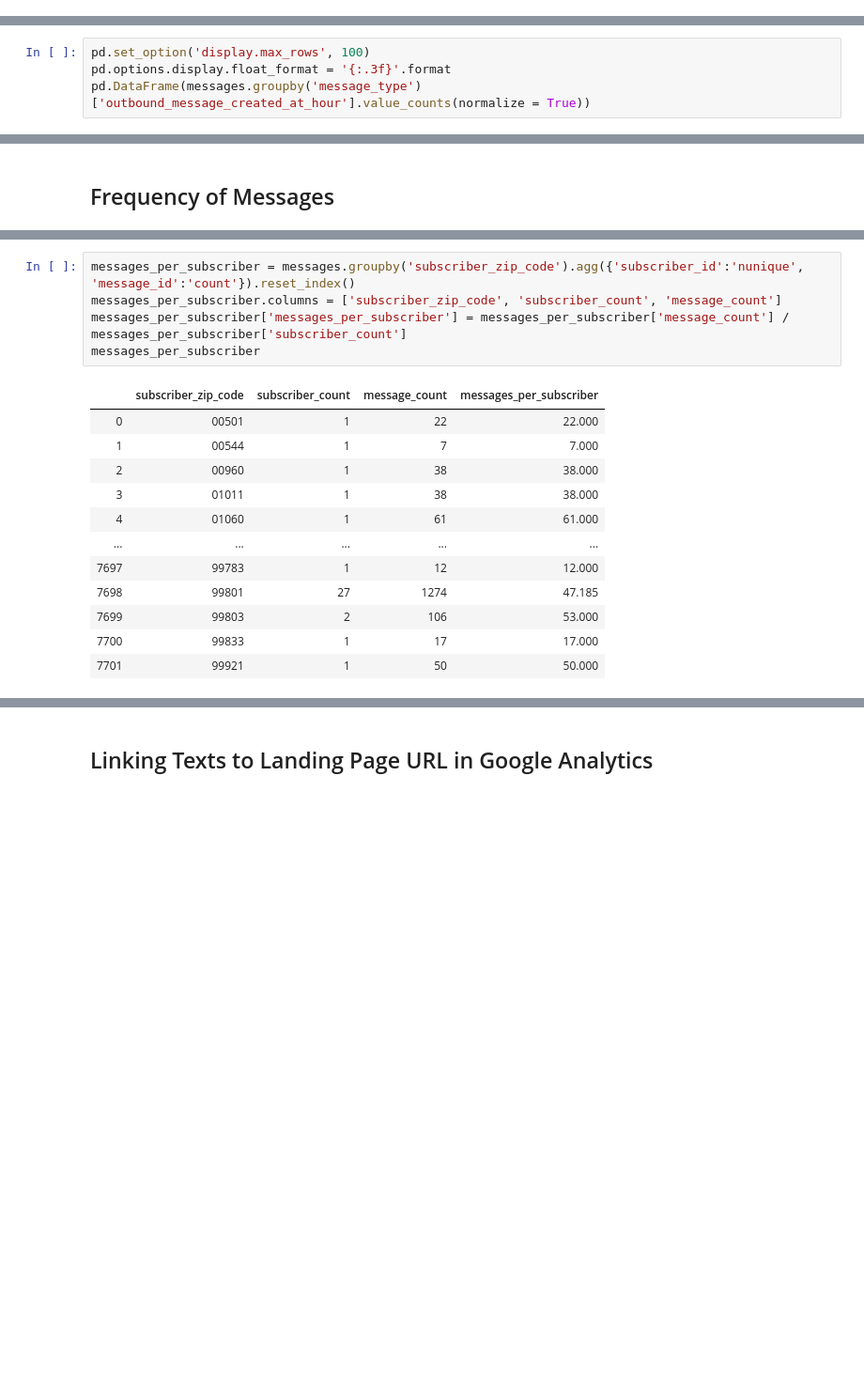
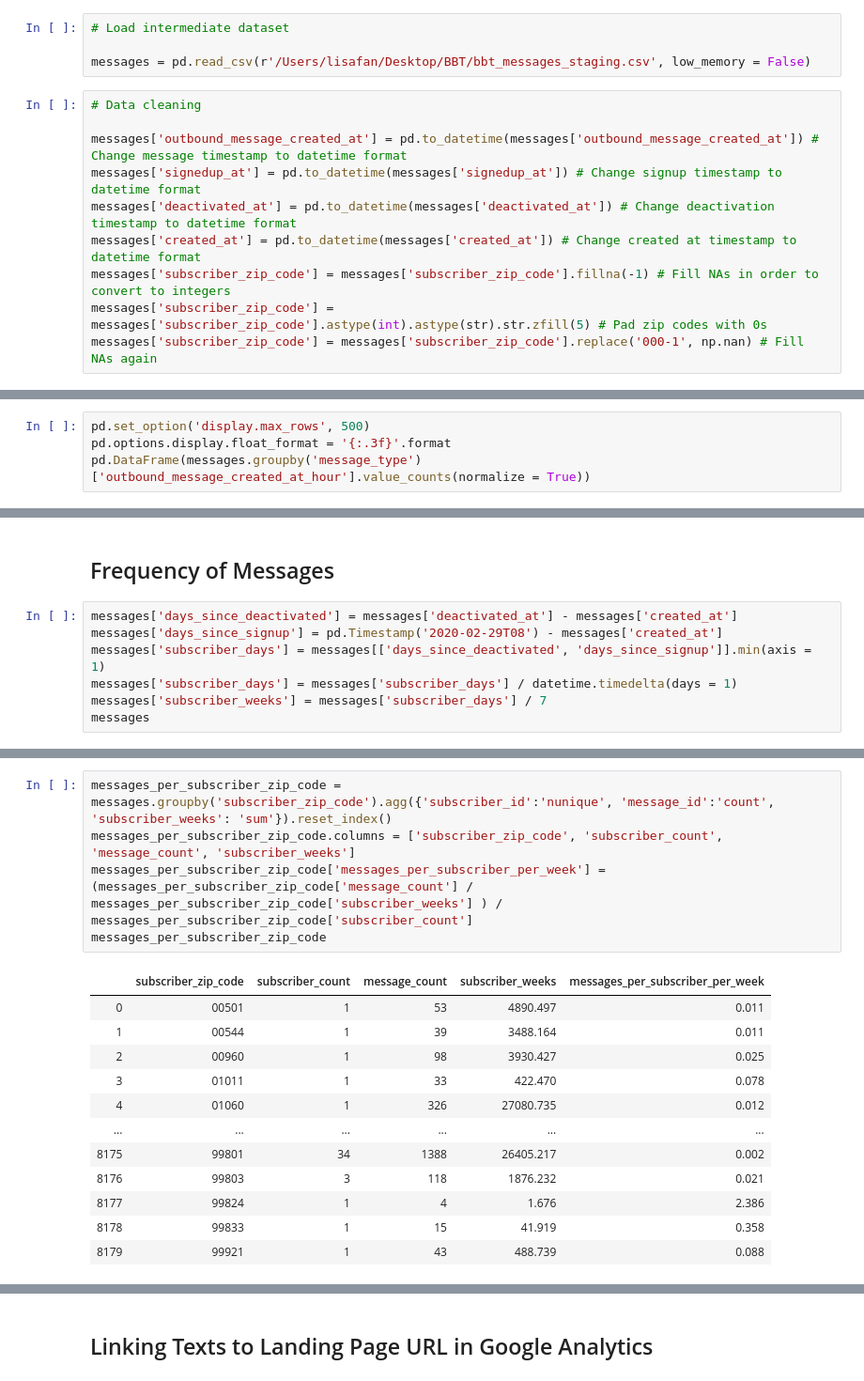
Before and after one commit to nehamakes/BBT, a Jupyter notebook: BBT Messages Analysis.ipynb, the cells around one changed output, grey strips where cells are left out. Shown at 94% size. Saved outputs shown, nothing was run; the diff lists cells and outputs as text; blank space fills up the shorter version.

```diff
--- a/BBT Messages Analysis.ipynb
+++ b/BBT Messages Analysis.ipynb
@@ -227,3 +207,17 @@ Puerto Rico (`timezone_default_offset` = -4) and Hawaii (`timezone_default_offse
+# %%
+# Load intermediate dataset
+
+messages = pd.read_csv(r'/Users/lisafan/Desktop/BBT/bbt_messages_staging.csv', low_memory = False)
+# %%
+# Data cleaning
+
+messages['outbound_message_created_at'] = pd.to_datetime(messages['outbound_message_created_at']) # Change message timestamp to datetime format
+messages['signedup_at'] = pd.to_datetime(messages['signedup_at']) # Change signup timestamp to datetime format
+messages['deactivated_at'] = pd.to_datetime(messages['deactivated_at']) # Change deactivation timestamp to datetime format
+messages['created_at'] = pd.to_datetime(messages['created_at']) # Change created at timestamp to datetime format
+messages['subscriber_zip_code'] = messages['subscriber_zip_code'].fillna(-1) # Fill NAs in order to convert to integers
+messages['subscriber_zip_code'] = messages['subscriber_zip_code'].astype(int).astype(str).str.zfill(5) # Pad zip codes with 0s
+messages['subscriber_zip_code'] = messages['subscriber_zip_code'].replace('000-1', np.nan) # Fill NAs again
 # %%
 # Adjust message time stamps for timezones
 
@@ -330,7 +375,7 @@ Name: outbound_message_created_at_hour, dtype: float64
 # %% [markdown]
 The majority of messages are sent at 11am local time.
 # %%
-pd.set_option('display.max_rows', 100)
+pd.set_option('display.max_rows', 500)
 pd.options.display.float_format = '{:.3f}'.format
 pd.DataFrame(messages.groupby('message_type')['outbound_message_created_at_hour'].value_counts(normalize = True))
 # %% [output]
@@ -361,2 +427,9 @@ pd.DataFrame(messages.groupby('message_type')['outbound_message_created_at_hour'
 # %% [markdown]
 ## Frequency of Messages
+# %%
+messages['days_since_deactivated'] = messages['deactivated_at'] - messages['created_at']
+messages['days_since_signup'] = pd.Timestamp('2020-02-29T08') - messages['created_at']
+messages['subscriber_days'] = messages[['days_since_deactivated', 'days_since_signup']].min(axis = 1)
+messages['subscriber_days'] = messages['subscriber_days'] / datetime.timedelta(days = 1)
+messages['subscriber_weeks'] = messages['subscriber_days'] / 7
+messages
@@ -363,18 +450,18 @@ pd.DataFrame(messages.groupby('message_type')['outbound_message_created_at_hour'
 # %%
-messages_per_subscriber = messages.groupby('subscriber_zip_code').agg({'subscriber_id':'nunique', 'message_id':'count'}).reset_index()
-messages_per_subscriber.columns = ['subscriber_zip_code', 'subscriber_count', 'message_count']
-messages_per_subscriber['messages_per_subscriber'] = messages_per_subscriber['message_count'] / messages_per_subscriber['subscriber_count']
-messages_per_subscriber
+messages_per_subscriber_zip_code = messages.groupby('subscriber_zip_code').agg({'subscriber_id':'nunique', 'message_id':'count', 'subscriber_weeks': 'sum'}).reset_index()
+messages_per_subscriber_zip_code.columns = ['subscriber_zip_code', 'subscriber_count', 'message_count', 'subscriber_weeks']
+messages_per_subscriber_zip_code['messages_per_subscriber_per_week'] = (messages_per_subscriber_zip_code['message_count'] / messages_per_subscriber_zip_code['subscriber_weeks'] ) / messages_per_subscriber_zip_code['subscriber_count']
+messages_per_subscriber_zip_code
 # %% [output]
-|  | subscriber_zip_code | subscriber_count | message_count | messages_per_subscriber |
-| 0 | 00501 | 1 | 22 | 22.000 |
-| 1 | 00544 | 1 | 7 | 7.000 |
-| 2 | 00960 | 1 | 38 | 38.000 |
-| 3 | 01011 | 1 | 38 | 38.000 |
-| 4 | 01060 | 1 | 61 | 61.000 |
-| ... | ... | ... | ... | ... |
-| 7697 | 99783 | 1 | 12 | 12.000 |
-| 7698 | 99801 | 27 | 1274 | 47.185 |
-| 7699 | 99803 | 2 | 106 | 53.000 |
-| 7700 | 99833 | 1 | 17 | 17.000 |
-| 7701 | 99921 | 1 | 50 | 50.000 |
+|  | subscriber_zip_code | subscriber_count | message_count | subscriber_weeks | messages_per_subscriber_per_week |
+| 0 | 00501 | 1 | 53 | 4890.497 | 0.011 |
+| 1 | 00544 | 1 | 39 | 3488.164 | 0.011 |
+| 2 | 00960 | 1 | 98 | 3930.427 | 0.025 |
+| 3 | 01011 | 1 | 33 | 422.470 | 0.078 |
+| 4 | 01060 | 1 | 326 | 27080.735 | 0.012 |
+| ... | ... | ... | ... | ... | ... |
+| 8175 | 99801 | 34 | 1388 | 26405.217 | 0.002 |
+| 8176 | 99803 | 3 | 118 | 1876.232 | 0.021 |
+| 8177 | 99824 | 1 | 4 | 1.676 | 2.386 |
+| 8178 | 99833 | 1 | 15 | 41.919 | 0.358 |
+| 8179 | 99921 | 1 | 43 | 488.739 | 0.088 |
```
Also changed, not shown: parts of 72 cells of this notebook, 1 other file.
